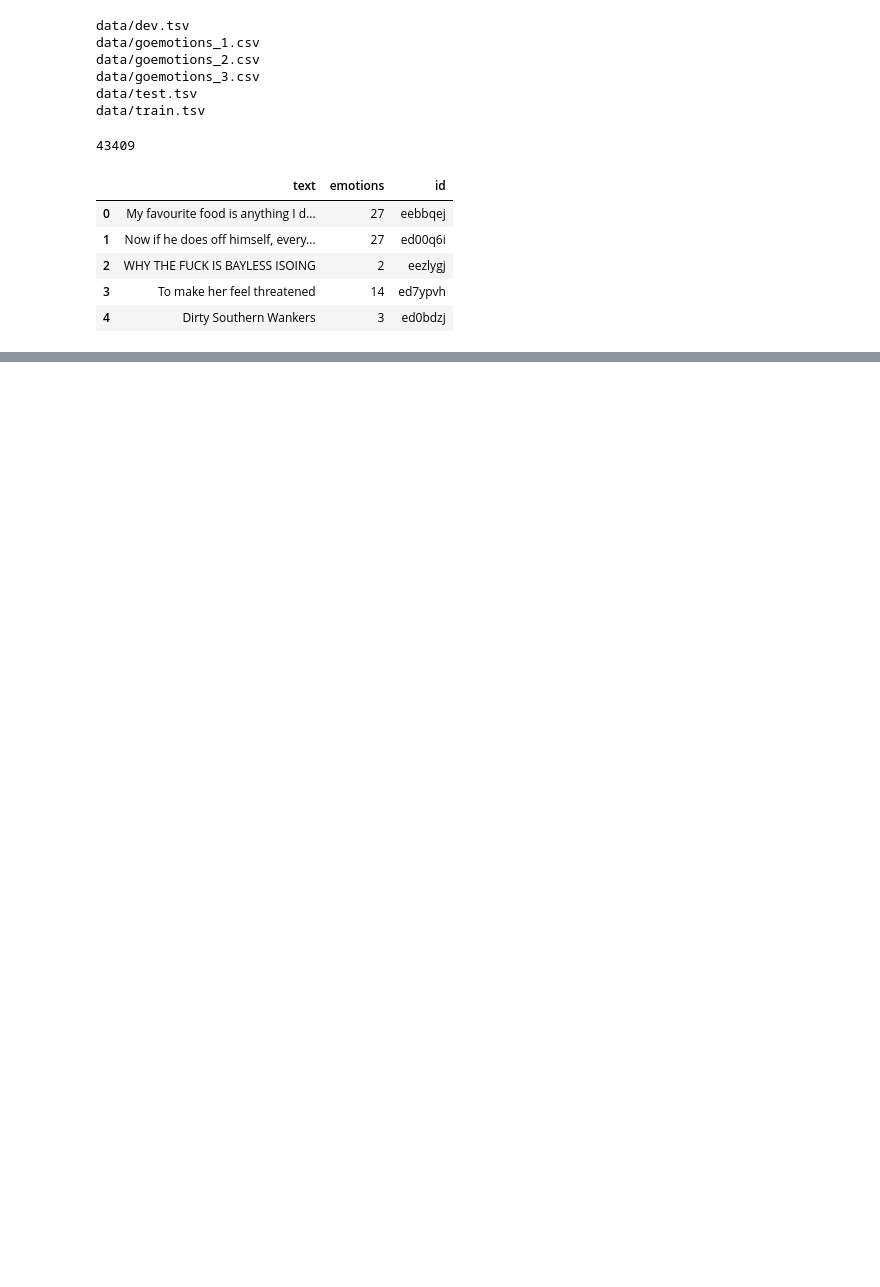
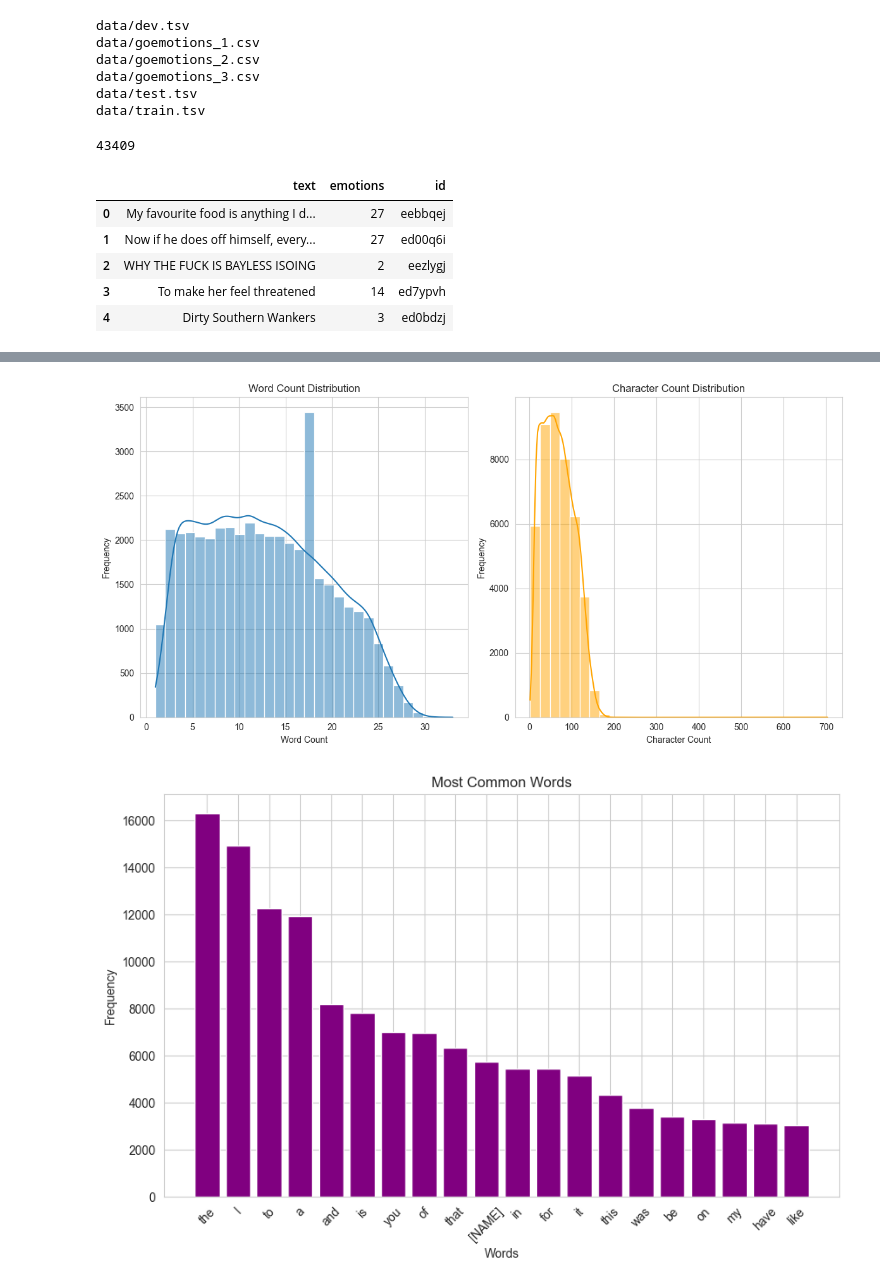
Before and after one commit to jeffreykthomas/AAI-540-Final, a Jupyter notebook: notebook.ipynb, the cells around one changed output, grey strips where cells are left out. Drawn from its saved outputs; the diff is of its cells as text; code cells hidden in the pictures; blank space fills up the shorter version.

```diff
--- a/notebook.ipynb
+++ b/notebook.ipynb
@@ -51,0 +93,37 @@ len(val_df)
+# %%
+import matplotlib.pyplot as plt
+import seaborn as sns
+
+# Setting up the aesthetics for the plots
+sns.set_style("whitegrid")
+
+# Plot for Text Length Distribution
+plt.figure(figsize=(12, 6))
+
+plt.subplot(1, 2, 1)
+sns.histplot(word_count, bins=30, kde=True)
+plt.title('Word Count Distribution')
+plt.xlabel('Word Count')
+plt.ylabel('Frequency')
+
+plt.subplot(1, 2, 2)
+sns.histplot(char_count, bins=30, kde=True, color='orange')
+plt.title('Character Count Distribution')
+plt.xlabel('Character Count')
+plt.ylabel('Frequency')
+
+plt.tight_layout()
+plt.show()
+
+# Bar plot for most common words
+most_common_words = dict(freq)
+plt.figure(figsize=(10, 6))
+plt.bar(most_common_words.keys(), most_common_words.values(), color='purple')
+plt.title('Most Common Words')
+plt.xlabel('Words')
+plt.ylabel('Frequency')
+plt.xticks(rotation=45)
+plt.show()
+# %% [output]
+[figure, added]
+[figure, added]
```
Also changed, not shown: parts of 5 cells of this notebook, 1 other file.
